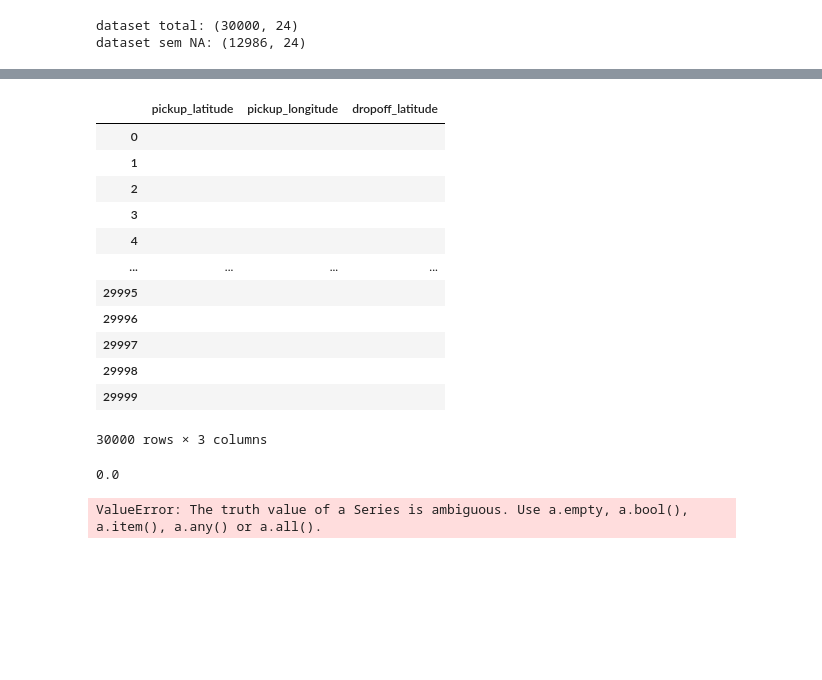
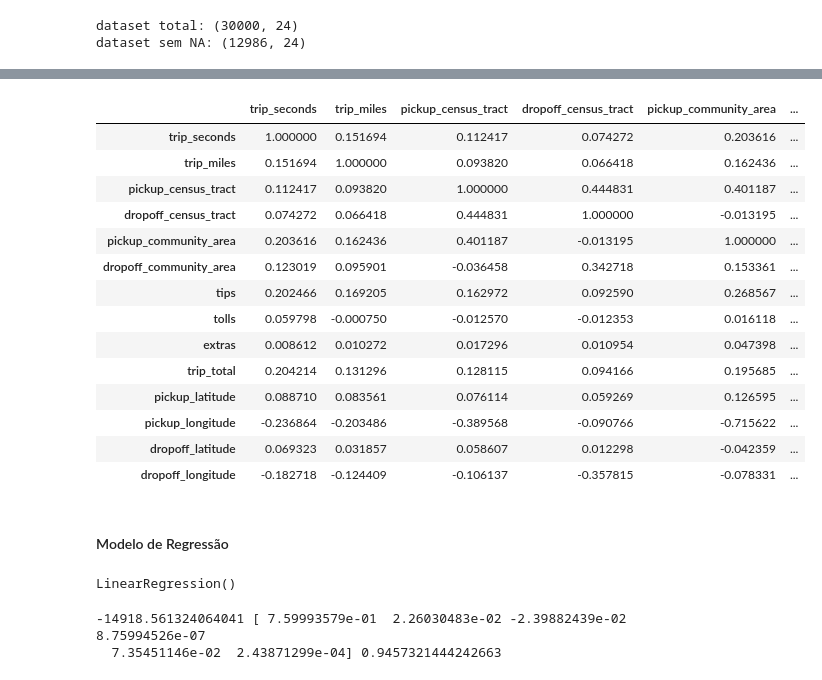
Before and after one commit to msbrasil/CiDAMO-Desafios, a Jupyter notebook: Desafio 1 - Taxi Ride Price/main.ipynb, the cells around one changed output, grey strips where cells are left out. Saved outputs shown, nothing was run; the diff lists cells and outputs as text; code cells hidden in the pictures; blank space fills up the shorter version.

Commit message:
primeiro modelo
conclusão do primeiro modelo de ML

```diff
--- a/Desafio 1 - Taxi Ride Price/main.ipynb
+++ b/Desafio 1 - Taxi Ride Price/main.ipynb
@@ -131,24 +132,37 @@ distancia.drop('dropoff_longitude', axis=1, inplace=True)
-# %%
-distancia
-# %% [output]
-|  | pickup_latitude | pickup_longitude | dropoff_latitude |
-| 0 |  |  |  |
-| 1 |  |  |  |
-| 2 |  |  |  |
-| 3 |  |  |  |
-| 4 |  |  |  |
-| ... | ... | ... | ... |
-| 29995 |  |  |  |
-| 29996 |  |  |  |
-| 29997 |  |  |  |
-| 29998 |  |  |  |
-| 29999 |  |  |  |
-30000 rows × 3 columns
-# %%
-geopy.distance.distance((distancia['pickup_latitude'][1], distancia['pickup_longitude'][1]),(distancia['dropoff_latitude'][1], distancia['dropoff_longitude'][1])).km
-# %% [output]
-0.0
-# %%
-distancia['distancia KM'] = geopy.distance.geodesic((distancia['pickup_latitude'], distancia['pickup_longitude']),(distancia['dropoff_latitude'], distancia['dropoff_longitude'])).km
-# %% [output]
-ValueError: The truth value of a Series is ambiguous. Use a.empty, a.bool(), a.item(), a.any() or a.all().
+# %%
+correlacao = taxi_sem_nulos.corr()
+# %%
+correlacao.style.background_gradient(cmap='coolwarm')
+# %% [output]
+|  | trip_seconds | trip_miles | pickup_census_tract | dropoff_census_tract | pickup_community_area | ... |
+| trip_seconds | 1.000000 | 0.151694 | 0.112417 | 0.074272 | 0.203616 | ... |
+| trip_miles | 0.151694 | 1.000000 | 0.093820 | 0.066418 | 0.162436 | ... |
+| pickup_census_tract | 0.112417 | 0.093820 | 1.000000 | 0.444831 | 0.401187 | ... |
+| dropoff_census_tract | 0.074272 | 0.066418 | 0.444831 | 1.000000 | -0.013195 | ... |
+| pickup_community_area | 0.203616 | 0.162436 | 0.401187 | -0.013195 | 1.000000 | ... |
+| dropoff_community_area | 0.123019 | 0.095901 | -0.036458 | 0.342718 | 0.153361 | ... |
+| tips | 0.202466 | 0.169205 | 0.162972 | 0.092590 | 0.268567 | ... |
+| tolls | 0.059798 | -0.000750 | -0.012570 | -0.012353 | 0.016118 | ... |
+| extras | 0.008612 | 0.010272 | 0.017296 | 0.010954 | 0.047398 | ... |
+| trip_total | 0.204214 | 0.131296 | 0.128115 | 0.094166 | 0.195685 | ... |
+| pickup_latitude | 0.088710 | 0.083561 | 0.076114 | 0.059269 | 0.126595 | ... |
+| pickup_longitude | -0.236864 | -0.203486 | -0.389568 | -0.090766 | -0.715622 | ... |
+| dropoff_latitude | 0.069323 | 0.031857 | 0.058607 | 0.012298 | -0.042359 | ... |
+| dropoff_longitude | -0.182718 | -0.124409 | -0.106137 | -0.357815 | -0.078331 | ... |
+# %% [markdown]
+#### Modelo de Regressão
+# %%
+x = taxi_sem_nulos[['trip_total','dropoff_community_area','pickup_community_area','pickup_census_tract','trip_miles','trip_seconds']]
+y = taxi_sem_nulos['fare']
+
+train_test_split(x, y, test_size=0.6, random_state=0)
+
+reg = LinearRegression() # instanciando o modelo
+reg.fit(x, y) # treinando o modelo
+# %% [output]
+LinearRegression()
+# %%
+print(reg.intercept_, reg.coef_, reg.score(x, y))
+# %% [output]
+-14918.561324064041 [ 7.59993579e-01  2.26030483e-02 -2.39882439e-02  8.75994526e-07
+  7.35451146e-02  2.43871299e-04] 0.9457321444242663
```
Also changed, not shown: parts of 18 cells of this notebook, 1 other file.
